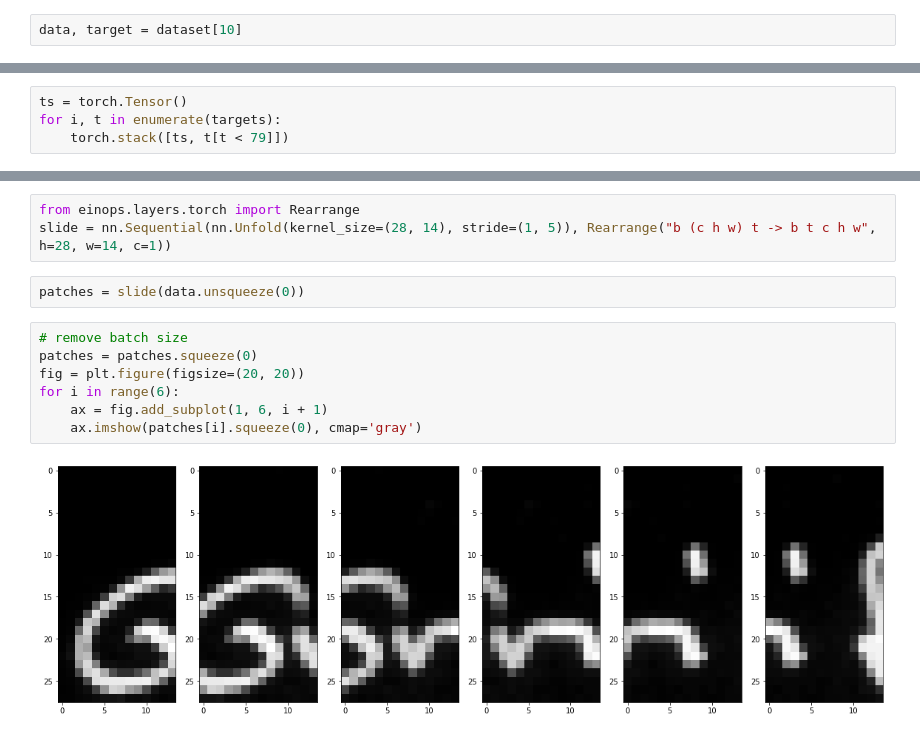
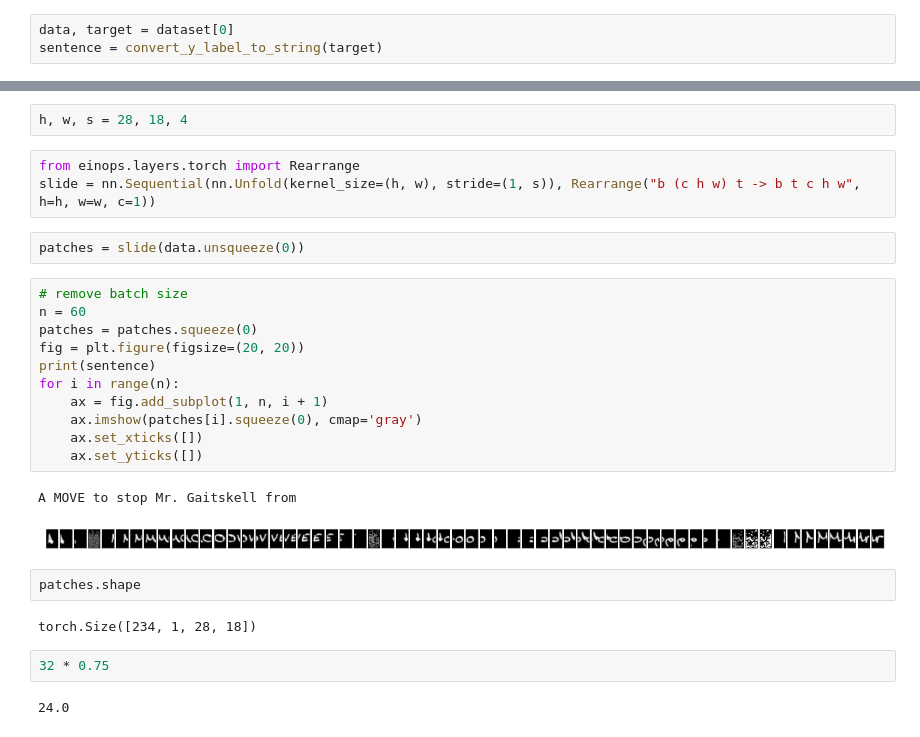
Before and after one commit to aktersnurra/text-recognizer, a Jupyter notebook: src/notebooks/04a-look-at-iam-lines.ipynb, the cells around one changed output, grey strips where cells are left out. Saved outputs shown, nothing was run; the diff lists cells and outputs as text.

```diff
--- a/src/notebooks/04a-look-at-iam-lines.ipynb
+++ b/src/notebooks/04a-look-at-iam-lines.ipynb
@@ -65,4 +65,5 @@ Peeresses have been created. Most Labour
 [figure]
 [figure]
 # %%
-data, target = dataset[10]
+data, target = dataset[0]
+sentence = convert_y_label_to_string(target)
@@ -184,4 +69,0 @@ targets = torch.stack([target, target])
-# %%
-ts = torch.Tensor()
-for i, t in enumerate(targets):
-    torch.stack([ts, t[t < 79]])
@@ -242,14 +70,29 @@ tensor(6.9447, grad_fn=<MeanBackward0>)
+# %%
+h, w, s = 28, 18, 4
 # %%
 from einops.layers.torch import Rearrange
-slide = nn.Sequential(nn.Unfold(kernel_size=(28, 14), stride=(1, 5)), Rearrange("b (c h w) t -> b t c h w", h=28, w=14, c=1))
+slide = nn.Sequential(nn.Unfold(kernel_size=(h, w), stride=(1, s)), Rearrange("b (c h w) t -> b t c h w", h=h, w=w, c=1))
 # %%
 patches = slide(data.unsqueeze(0))
 # %%
 # remove batch size
+n = 60
 patches = patches.squeeze(0)
 fig = plt.figure(figsize=(20, 20))
-for i in range(6):
-    ax = fig.add_subplot(1, 6, i + 1)
+print(sentence)
+for i in range(n):
+    ax = fig.add_subplot(1, n, i + 1)
     ax.imshow(patches[i].squeeze(0), cmap='gray')
+    ax.set_xticks([])
+    ax.set_yticks([])
 # %% [output]
+A MOVE to stop Mr. Gaitskell from
-[figure, old version]
+[figure, new version]
+# %%
+patches.shape
+# %% [output]
+torch.Size([234, 1, 28, 18])
+# %%
+32 * 0.75
+# %% [output]
+24.0
```
Also changed, not shown: parts of 33 cells of this notebook, 25 other files.
